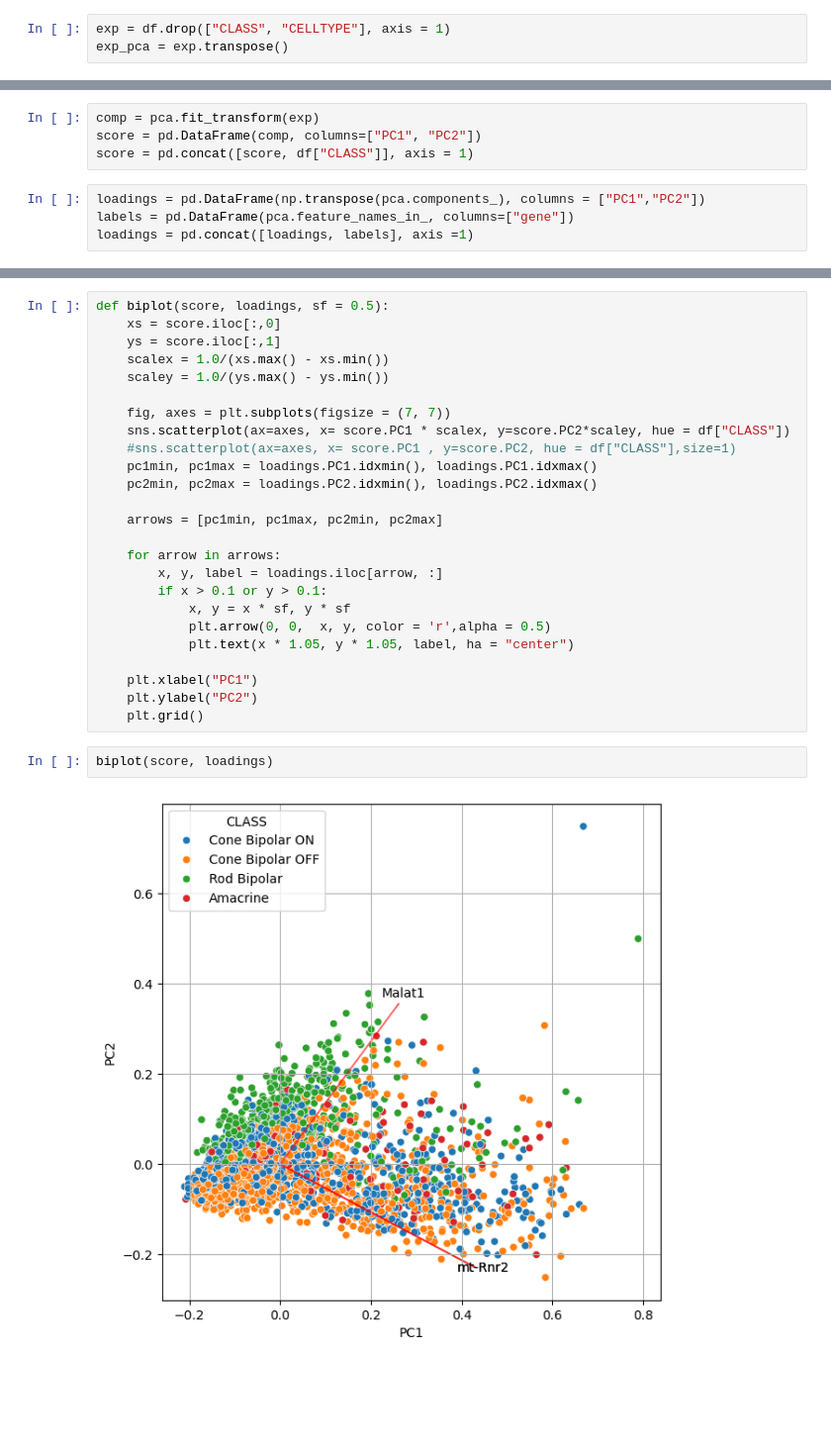
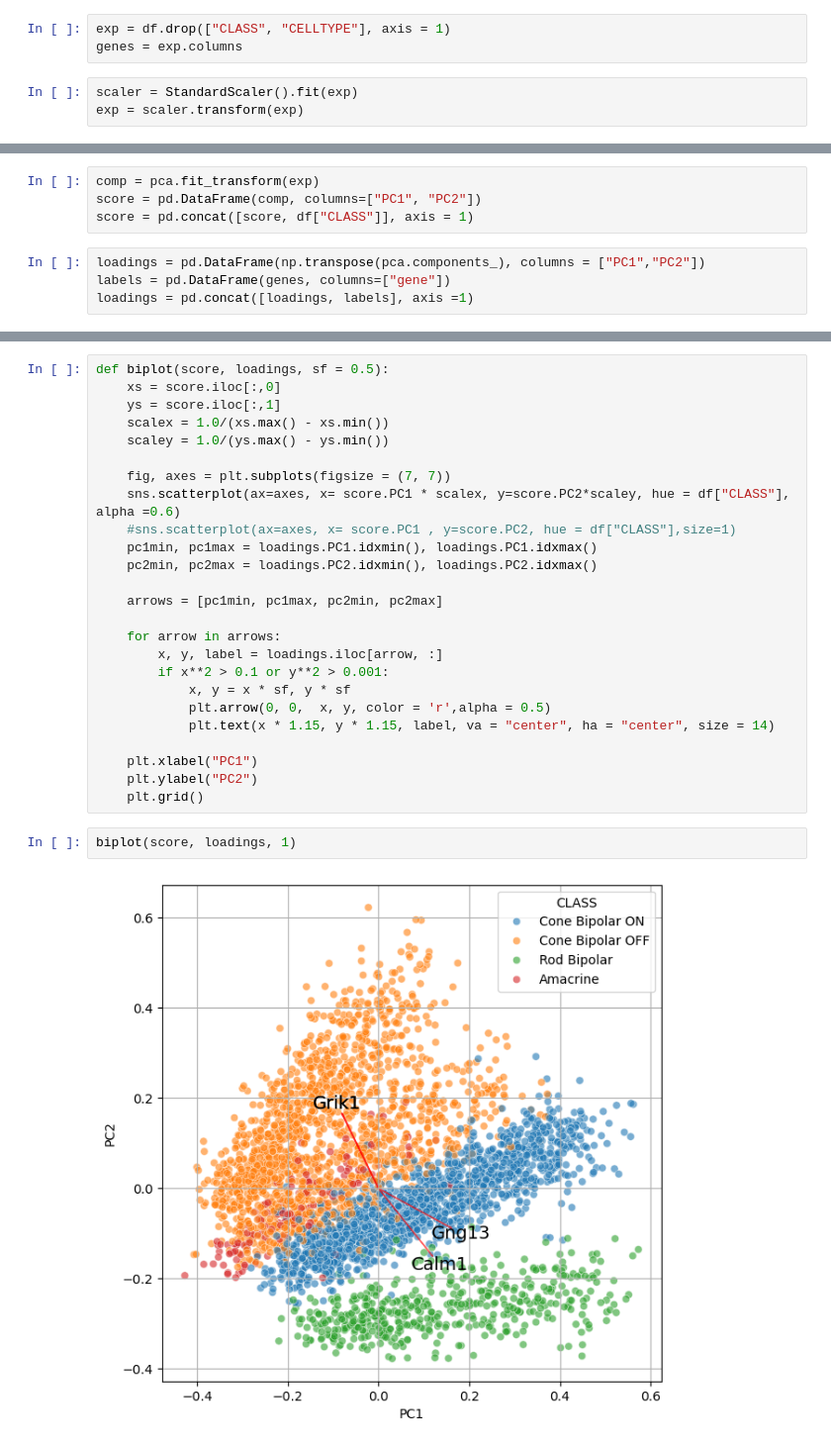
Before and after one commit to PabloGarcia00/MachineLearning, a Jupyter notebook: BMF/Day_3.ipynb, the cells around one changed output, grey strips where cells are left out. Shown at 99% size. Saved outputs shown, nothing was run; the diff lists cells and outputs as text; blank space fills up the shorter version.

```diff
--- a/BMF/Day_3.ipynb
+++ b/BMF/Day_3.ipynb
@@ -22,7 +26,10 @@ df.shape
 (3724, 454)
 # %%
 exp = df.drop(["CLASS", "CELLTYPE"], axis = 1)
-exp_pca = exp.transpose()
+genes = exp.columns
+# %%
+scaler = StandardScaler().fit(exp)
+exp = scaler.transform(exp)
 # %%
 pca = PCA(n_components=2)
 # %%
@@ -31,7 +38,7 @@ score = pd.DataFrame(comp, columns=["PC1", "PC2"])
 score = pd.concat([score, df["CLASS"]], axis = 1)
 # %%
 loadings = pd.DataFrame(np.transpose(pca.components_), columns = ["PC1","PC2"])
-labels = pd.DataFrame(pca.feature_names_in_, columns=["gene"])
+labels = pd.DataFrame(genes, columns=["gene"])
 loadings = pd.concat([loadings, labels], axis =1)
 # %%
 loadings[["PC1"]].idxmax()
@@ -53,7 +61,7 @@ def biplot(score, loadings, sf = 0.5):
     scaley = 1.0/(ys.max() - ys.min())
 
     fig, axes = plt.subplots(figsize = (7, 7))
-    sns.scatterplot(ax=axes, x= score.PC1 * scalex, y=score.PC2*scaley, hue = df["CLASS"])
+    sns.scatterplot(ax=axes, x= score.PC1 * scalex, y=score.PC2*scaley, hue = df["CLASS"], alpha =0.6)
     #sns.scatterplot(ax=axes, x= score.PC1 , y=score.PC2, hue = df["CLASS"],size=1)
     pc1min, pc1max = loadings.PC1.idxmin(), loadings.PC1.idxmax()
     pc2min, pc2max = loadings.PC2.idxmin(), loadings.PC2.idxmax()
@@ -62,15 +70,15 @@ def biplot(score, loadings, sf = 0.5):
 
     for arrow in arrows:
         x, y, label = loadings.iloc[arrow, :]
-        if x > 0.1 or y > 0.1:
+        if x**2 > 0.1 or y**2 > 0.001:
             x, y = x * sf, y * sf
             plt.arrow(0, 0,  x, y, color = 'r',alpha = 0.5)
-            plt.text(x * 1.05, y * 1.05, label, ha = "center")
+            plt.text(x * 1.15, y * 1.15, label, va = "center", ha = "center", size = 14)
 
     plt.xlabel("PC1")
     plt.ylabel("PC2")
     plt.grid()
 # %%
-biplot(score, loadings)
+biplot(score, loadings, 1)
 # %% [output]
-[figure, old version]
+[figure, new version]
```
Also changed, not shown: parts of 27 cells of this notebook.
